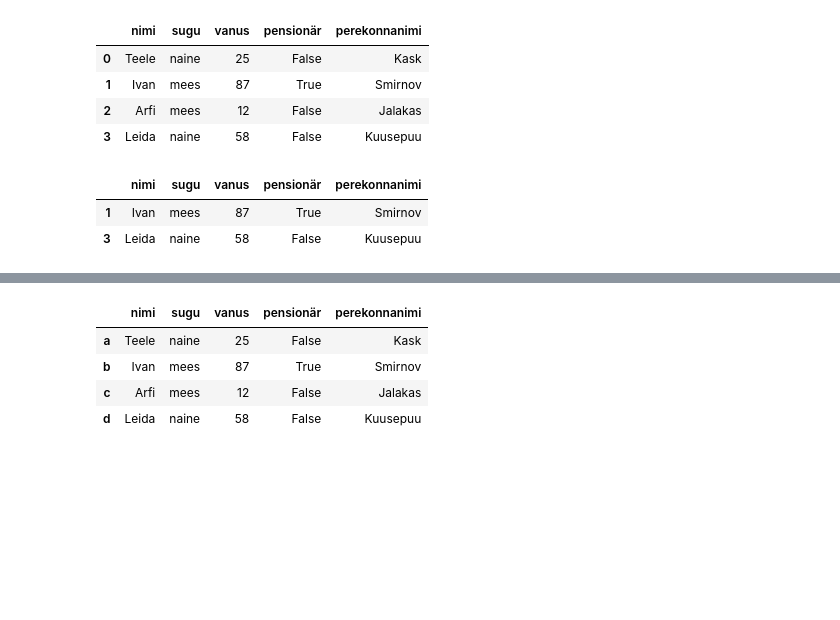
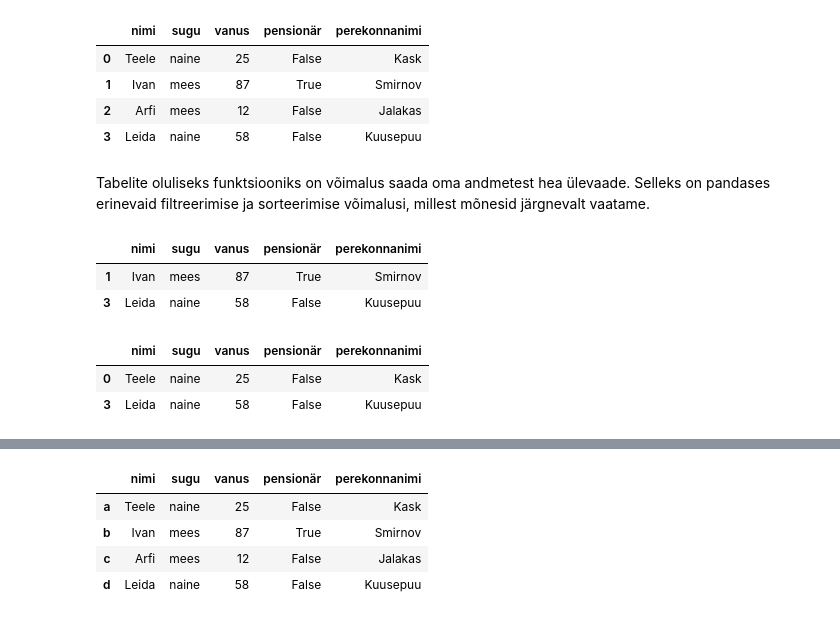
Before and after one commit to d009/EstNLP, a Jupyter notebook: Praktikum4/Praktikum_4.ipynb, the cells around one changed output, grey strips where cells are left out. Drawn from its saved outputs; the diff is of its cells as text; code cells hidden in the pictures; blank space fills up the shorter version.

```diff
--- a/Praktikum4/Praktikum_4.ipynb
+++ b/Praktikum4/Praktikum_4.ipynb
@@ -160,9 +168,19 @@ ilusad_inimesed
 | 1 | Ivan | mees | 87 | True | Smirnov |
 | 2 | Arfi | mees | 12 | False | Jalakas |
 | 3 | Leida | naine | 58 | False | Kuusepuu |
-# %%
-ilusad_inimesed[ilusad_inimesed['vanus'] > 30]
-# %% [output]
-|  | nimi | sugu | vanus | pensionär | perekonnanimi |
-| 1 | Ivan | mees | 87 | True | Smirnov |
-| 3 | Leida | naine | 58 | False | Kuusepuu |
+# %% [markdown]
+Tabelite oluliseks funktsiooniks on võimalus saada oma andmetest hea ülevaade. Selleks on pandases erinevaid filtreerimise ja sorteerimise võimalusi, millest mõnesid järgnevalt vaatame.
+# %%
+# Leiame read, kus veeru 'vanus' väärtus on suurem kui 30
+ilusad_inimesed[ilusad_inimesed['vanus'] > 30]
+# %% [output]
+|  | nimi | sugu | vanus | pensionär | perekonnanimi |
+| 1 | Ivan | mees | 87 | True | Smirnov |
+| 3 | Leida | naine | 58 | False | Kuusepuu |
+# %%
+# Võime seada ka mitu tingimust korraga
+ilusad_inimesed[(ilusad_inimesed['vanus'] < 65) & (ilusad_inimesed['sugu'] == 'naine')]
+# %% [output]
+|  | nimi | sugu | vanus | pensionär | perekonnanimi |
+| 0 | Teele | naine | 25 | False | Kask |
+| 3 | Leida | naine | 58 | False | Kuusepuu |
```
Also changed, not shown: parts of 16 cells of this notebook.
